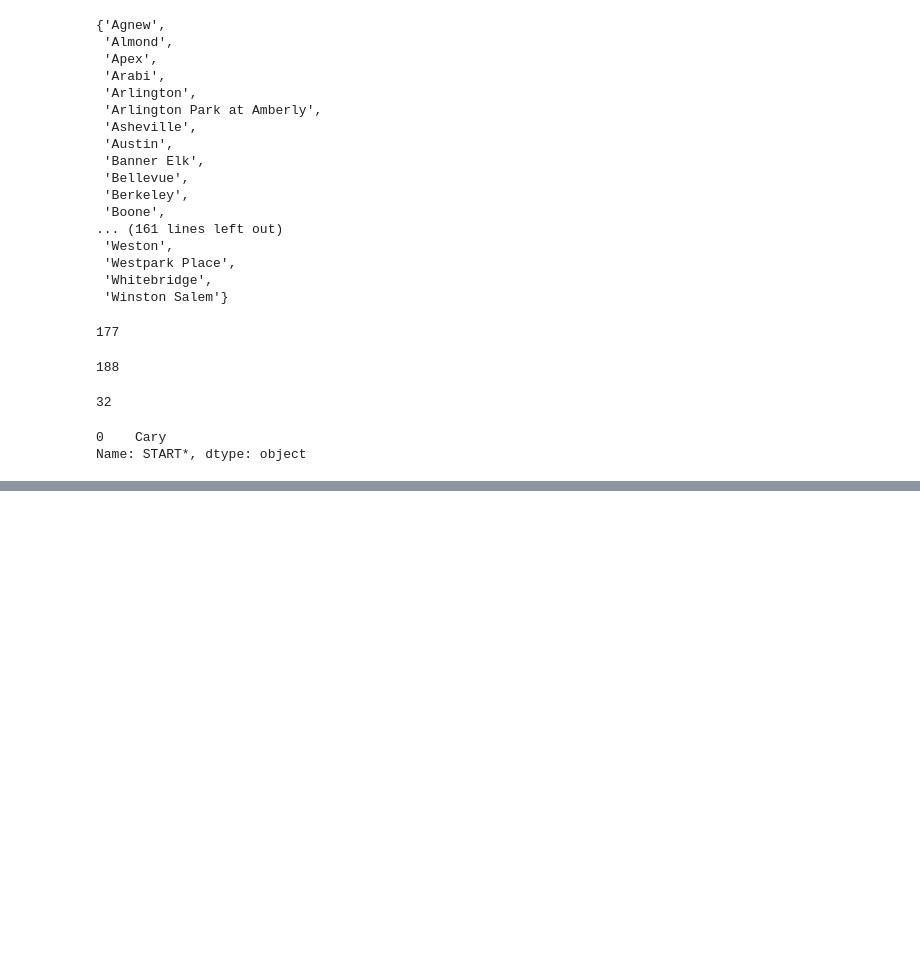
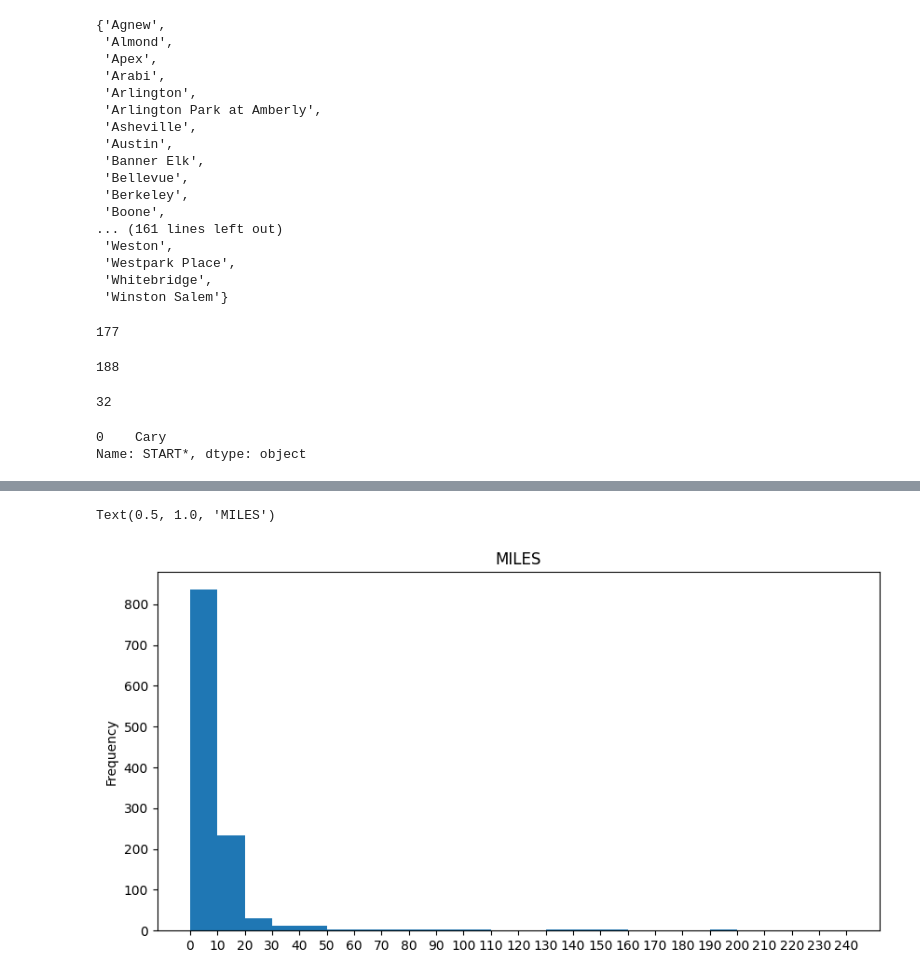
Before and after one commit to gtksolutionstraining/CodinGrad-FDS-3, a Jupyter notebook: Uber Analysis.ipynb, the cells around one changed output, grey strips where cells are left out. Cells and saved outputs as stored; diff of their text form; code cells hidden in the pictures; blank space fills up the shorter version.

```diff
--- a/Uber Analysis.ipynb
+++ b/Uber Analysis.ipynb
@@ -110,0 +169,7 @@ TypeError: no numeric data to plot
+# %%
+uber_data['MILES*'].plot.hist(bins=list(range(0,250,10)),figsize=(10,5))
+plt.xticks(list(range(0,250,10)))
+plt.title("MILES")
+# %% [output]
+Text(0.5, 1.0, 'MILES')
+[figure, added]
```
Also changed, not shown: parts of 21 cells of this notebook, 1 other file.
